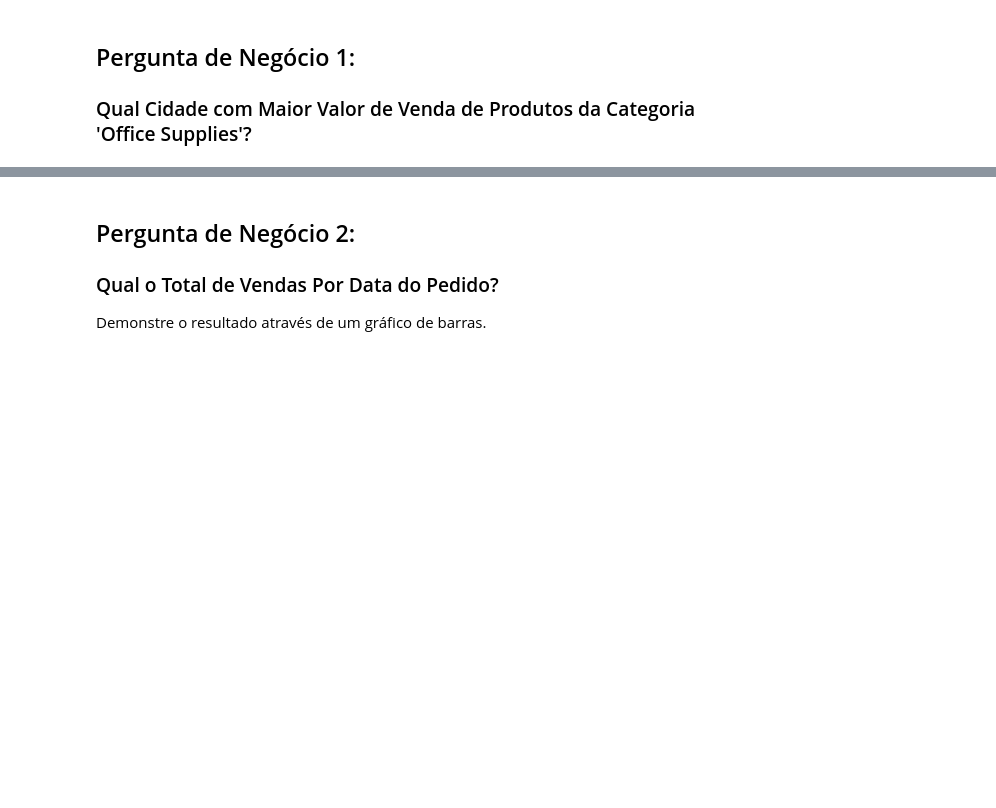
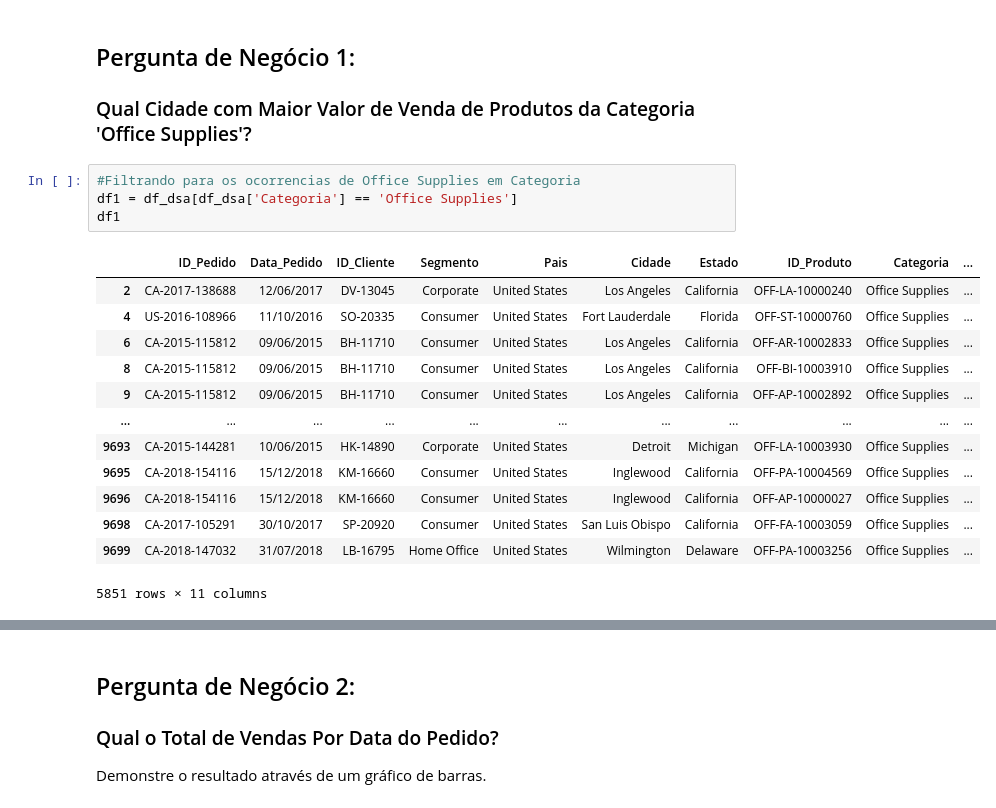
Before and after one commit to lucasqueiros/dsa, a Jupyter notebook: Cap13 - Projeto 2/Projeto2-Perguntas.ipynb, the cells around one changed output, grey strips where cells are left out. Cells and saved outputs as stored; diff of their text form; blank space fills up the shorter version.

```diff
--- a/Cap13 - Projeto 2/Projeto2-Perguntas.ipynb
+++ b/Cap13 - Projeto 2/Projeto2-Perguntas.ipynb
@@ -138,4 +139,22 @@ Name: Data_Pedido, Length: 1226, dtype: int64
 ## Pergunta de Negócio 1:
 
 ### Qual Cidade com Maior Valor de Venda de Produtos da Categoria 'Office Supplies'?
+# %%
+#Filtrando para os ocorrencias de Office Supplies em Categoria
+df1 = df_dsa[df_dsa['Categoria'] == 'Office Supplies']
+df1
+# %% [output]
+|  | ID_Pedido | Data_Pedido | ID_Cliente | Segmento | Pais | Cidade | Estado | ID_Produto | Categoria | ... |
+| 2 | CA-2017-138688 | 12/06/2017 | DV-13045 | Corporate | United States | Los Angeles | California | OFF-LA-10000240 | Office Supplies | ... |
+| 4 | US-2016-108966 | 11/10/2016 | SO-20335 | Consumer | United States | Fort Lauderdale | Florida | OFF-ST-10000760 | Office Supplies | ... |
+| 6 | CA-2015-115812 | 09/06/2015 | BH-11710 | Consumer | United States | Los Angeles | California | OFF-AR-10002833 | Office Supplies | ... |
+| 8 | CA-2015-115812 | 09/06/2015 | BH-11710 | Consumer | United States | Los Angeles | California | OFF-BI-10003910 | Office Supplies | ... |
+| 9 | CA-2015-115812 | 09/06/2015 | BH-11710 | Consumer | United States | Los Angeles | California | OFF-AP-10002892 | Office Supplies | ... |
+| ... | ... | ... | ... | ... | ... | ... | ... | ... | ... | ... |
+| 9693 | CA-2015-144281 | 10/06/2015 | HK-14890 | Corporate | United States | Detroit | Michigan | OFF-LA-10003930 | Office Supplies | ... |
+| 9695 | CA-2018-154116 | 15/12/2018 | KM-16660 | Consumer | United States | Inglewood | California | OFF-PA-10004569 | Office Supplies | ... |
+| 9696 | CA-2018-154116 | 15/12/2018 | KM-16660 | Consumer | United States | Inglewood | California | OFF-AP-10000027 | Office Supplies | ... |
+| 9698 | CA-2017-105291 | 30/10/2017 | SP-20920 | Consumer | United States | San Luis Obispo | California | OFF-FA-10003059 | Office Supplies | ... |
+| 9699 | CA-2018-147032 | 31/07/2018 | LB-16795 | Home Office | United States | Wilmington | Delaware | OFF-PA-10003256 | Office Supplies | ... |
+5851 rows × 11 columns
 # %%
```
Also changed, not shown: parts of 24 cells of this notebook.
